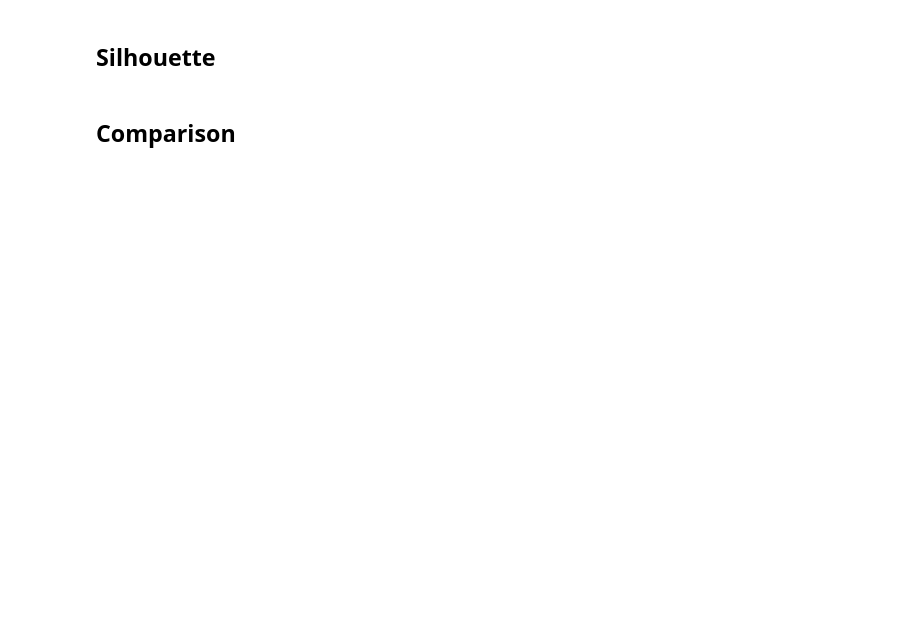
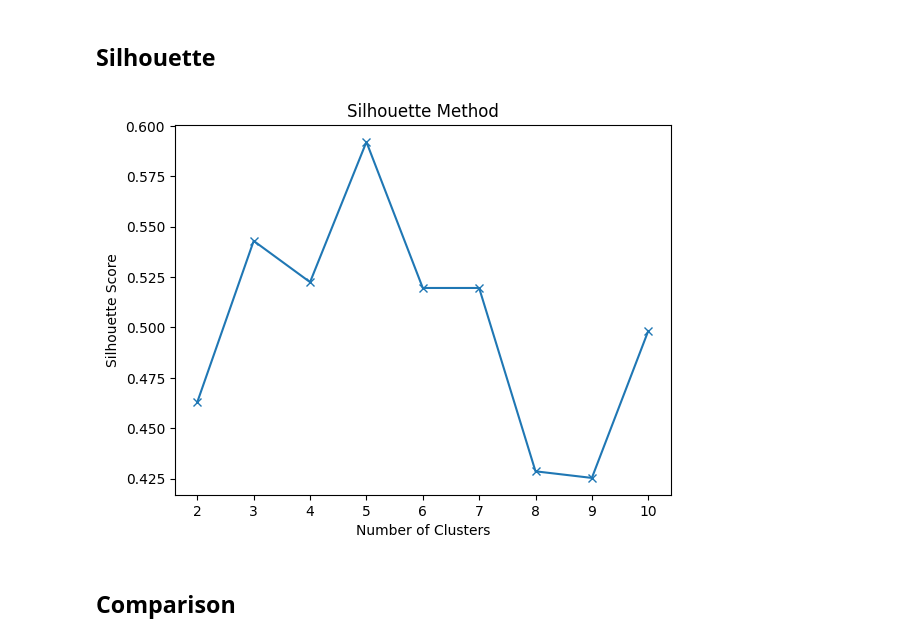
Before and after one commit to yustinbarnet/machine_learning, a Jupyter notebook: Sem_06/kmeans_selection.ipynb, the cells around one changed output. Cells and saved outputs as stored; diff of their text form; code cells hidden in the pictures; blank space fills up the shorter version.

```diff
--- a/Sem_06/kmeans_selection.ipynb
+++ b/Sem_06/kmeans_selection.ipynb
@@ -152,11 +166,27 @@ elbow = elbow_kmeans( _ , _ )
 # %% [markdown]
 ## **Silhouette**
-# %%
-def silhouette_kmeans(clusters, data):
-  #
-  # Create a function that computes the silhouette for kmeans based in a list of clusters
-
-  return silhouette_distances
+# %%
+def silhouette_kmeans(clusters, X_train, X_test):
+    silhouette_distances = []
+    for k in clusters:
+        kmeans = KMeans(n_clusters=k)
+        kmeans.fit(X_train)
+
+        predictions = kmeans.predict(X_test)
+        score = silhouette_score(X_test, predictions, metric="euclidean")
+        silhouette_distances.append(score)
+    return silhouette_distances
+
+silhouette_distances = silhouette_kmeans(clusters, X_train, X_test)
+
+# Plot the Silhouette graph
+plt.plot(clusters, silhouette_distances, marker="x")
+plt.title("Silhouette Method")
+plt.xlabel("Number of Clusters")
+plt.ylabel("Silhouette Score")
+plt.show()
+# %% [output]
+[figure, added]
 # %%
 clusters = [ _ ]
 
```
Also changed, not shown: parts of 11 cells of this notebook.
